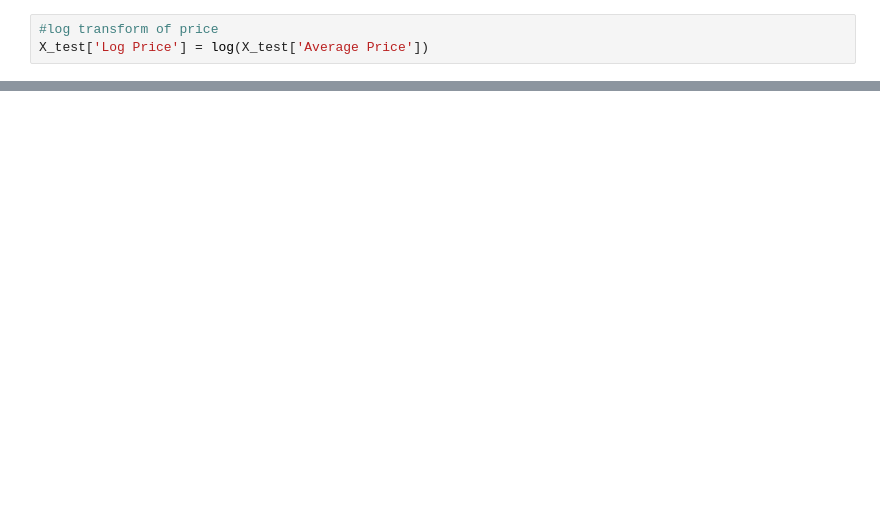
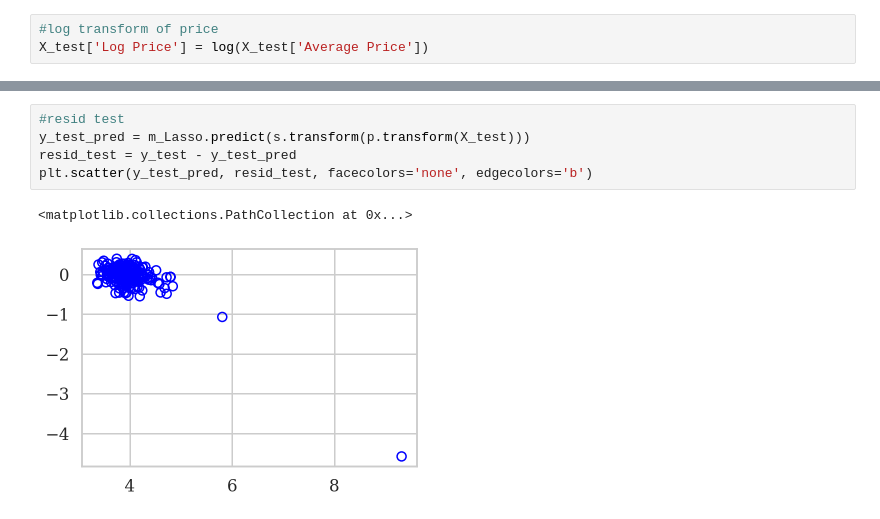
Before and after one commit to mattsegall/metis-project-2, a Jupyter notebook: Cleaning & Analysis Practice.ipynb, the cells around one changed output, grey strips where cells are left out. Cells and saved outputs as stored; diff of their text form; blank space fills up the shorter version.

```diff
--- a/Cleaning & Analysis Practice.ipynb
+++ b/Cleaning & Analysis Practice.ipynb
@@ -574,0 +608,8 @@ ValueError: X has 16 features, but PolynomialFeatures is expecting 22 features a
+# %%
+#resid test
+y_test_pred = m_Lasso.predict(s.transform(p.transform(X_test)))
+resid_test = y_test - y_test_pred
+plt.scatter(y_test_pred, resid_test, facecolors='none', edgecolors='b')
+# %% [output]
+<matplotlib.collections.PathCollection at 0x...>
+[figure, added]
```
Also changed, not shown: parts of 18 cells of this notebook.
